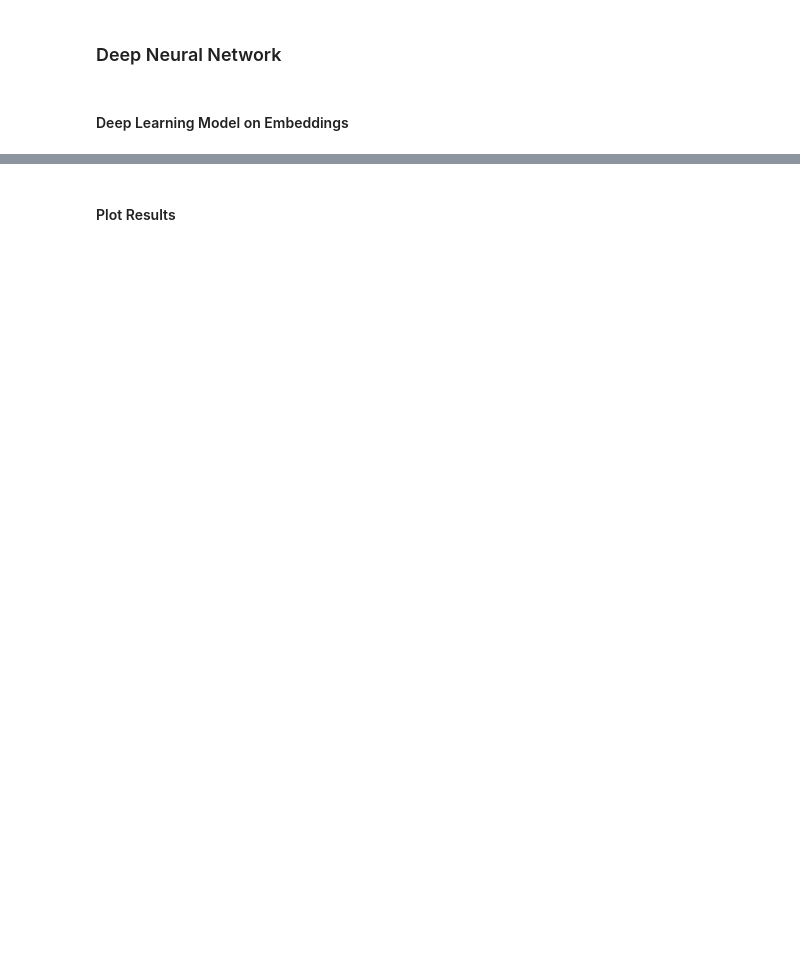
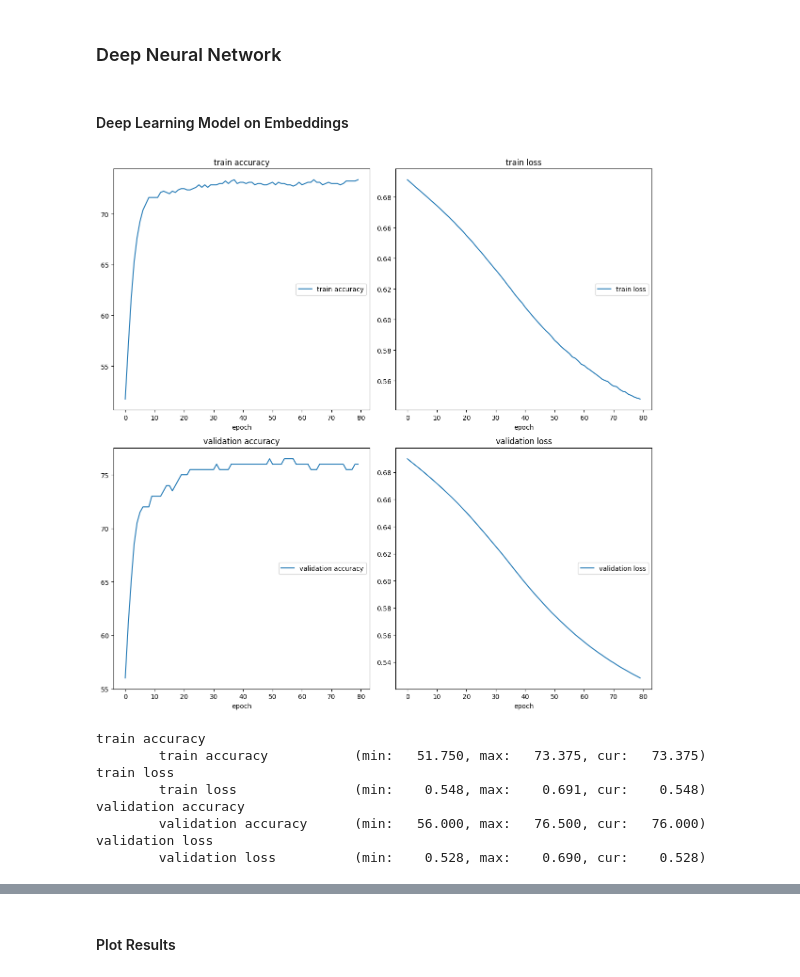
Before and after one commit to RomiGoldner/CVC, a Jupyter notebook: lab_notebooks/MAIT_classifier.ipynb, the cells around one changed output, grey strips where cells are left out. Cells and saved outputs as stored; diff of their text form; code cells hidden in the pictures; blank space fills up the shorter version.

```diff
--- a/lab_notebooks/MAIT_classifier.ipynb
+++ b/lab_notebooks/MAIT_classifier.ipynb
@@ -443,7 +502,7 @@ class dataset(Dataset):
     def __len__(self):
         return self.length
 # %%
-BATCH_SIZE = 32
+BATCH_SIZE = 256 #32
 
 # create datasets
 if DNN_ONEHOT==0:
@@ -476,6 +556,7 @@ class Net(nn.Module):
 # %%
 # hyper parameters
-learning_rate = 0.00001
+# learning_rate = 0.000001
+learning_rate  = 0.00001
 
 # set input shape
 input_shape = train_embeddings.shape[1]
@@ -483,8 +564,7 @@ if DNN_ONEHOT:
     input_shape = train_seqs_stack.shape[1]
 
 # Model , Optimizer, Loss
-device = 'cpu'
-model = Net(input_shape=input_shape).to(device)
+model = Net(input_shape=input_shape).to(DEVICE)
 optimizer = torch.optim.Adam(model.parameters(),lr=learning_rate)
 loss_fn = nn.BCELoss()
 # %%
@@ -504,7 +584,7 @@ def train_classify(model, trainloader, optimizer):
     for train_embedding, train_label in tqdm.notebook.tqdm(trainloader, total=len(trainloader)):
         # option to move train_embedding, train_label to gpu here
         # calculate output
-        train_embedding, train_label =  train_embedding.to(device), train_label.to(device)
+        train_embedding, train_label =  train_embedding.to(DEVICE), train_label.to(DEVICE)
         output = model(train_embedding)
 
         # calculate loss
@@ -534,7 +614,7 @@ def evaluate_classify(model, validloader):
     with torch.no_grad():
         for valid_embedding, valid_label in tqdm.notebook.tqdm(validloader, total=len(validloader)):
             # option to move valid_embedding, valid_label to gpu here
-            valid_embedding, valid_label = valid_embedding.to(device), valid_label.to(device)
+            valid_embedding, valid_label = valid_embedding.to(DEVICE), valid_label.to(DEVICE)
             # calculate output
             output = model(valid_embedding)
 
@@ -558,33 +638,43 @@ def evaluate_classify(model, validloader):
 # %%
 from livelossplot import PlotLosses
 
 liveloss1_class = PlotLosses()
 logs_class = {}
-EPOCHS=150
+EPOCHS=80
 
 for epoch in range(EPOCHS):
     print('starting epoch {}'.format(epoch))
     train_loss, train_acc = train_classify(model, trainloader, optimizer)
     print('Epoch {} of {}, Train Loss: {:.3f}'.format(
             epoch+1, EPOCHS, train_loss))
 
     print('Epoch {} of {}, Train Accuracy: {:.3f}'.format(
           epoch+1, EPOCHS, train_acc))
 
     logs_class['train loss'] = train_loss
     logs_class['train accuracy'] = train_acc
 
     valid_loss, valid_acc, label_list, pred_label_list  = evaluate_classify(model, validloader)
     print('Epoch {} of {}, Validate Loss: {:.3f}'.format(
         epoch+1, EPOCHS, valid_loss))
 
     print('Epoch {} of {}, Validate Accuracy: {:.3f}'.format(
         epoch+1, EPOCHS, valid_acc))
 
     logs_class['validation loss'] = valid_loss
     logs_class['validation accuracy'] = valid_acc
 
     liveloss1_class.update(logs_class)
     liveloss1_class.send()
+# %% [output]
+[figure, added]
+train accuracy
+        train accuracy           (min:   51.750, max:   73.375, cur:   73.375)
+train loss
+        train loss               (min:    0.548, max:    0.691, cur:    0.548)
+validation accuracy
+        validation accuracy      (min:   56.000, max:   76.500, cur:   76.000)
+validation loss
+        validation loss          (min:    0.528, max:    0.690, cur:    0.528)
 # %%
 # Save model
```
Also changed, not shown: parts of 41 cells of this notebook, 5 other files.
